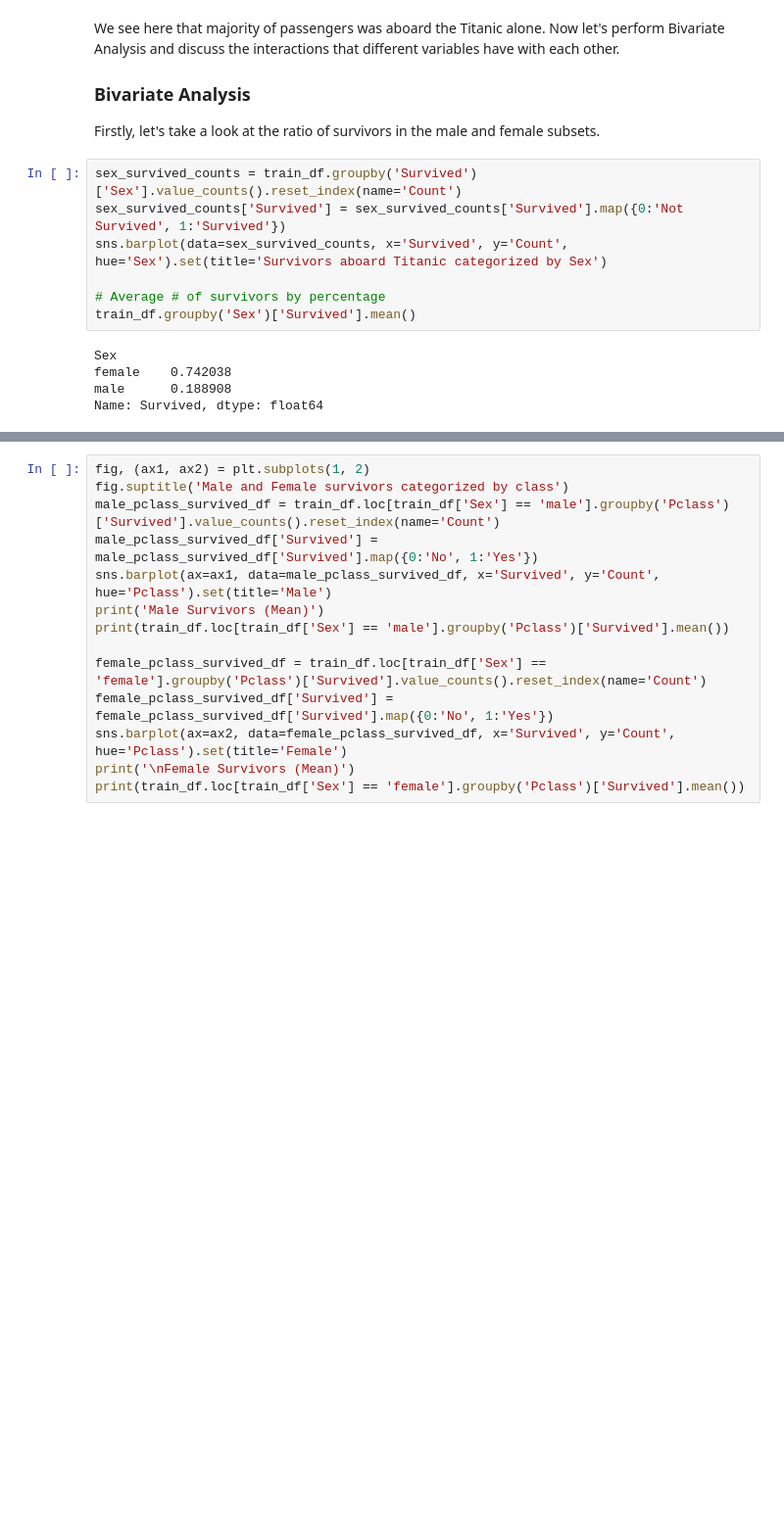
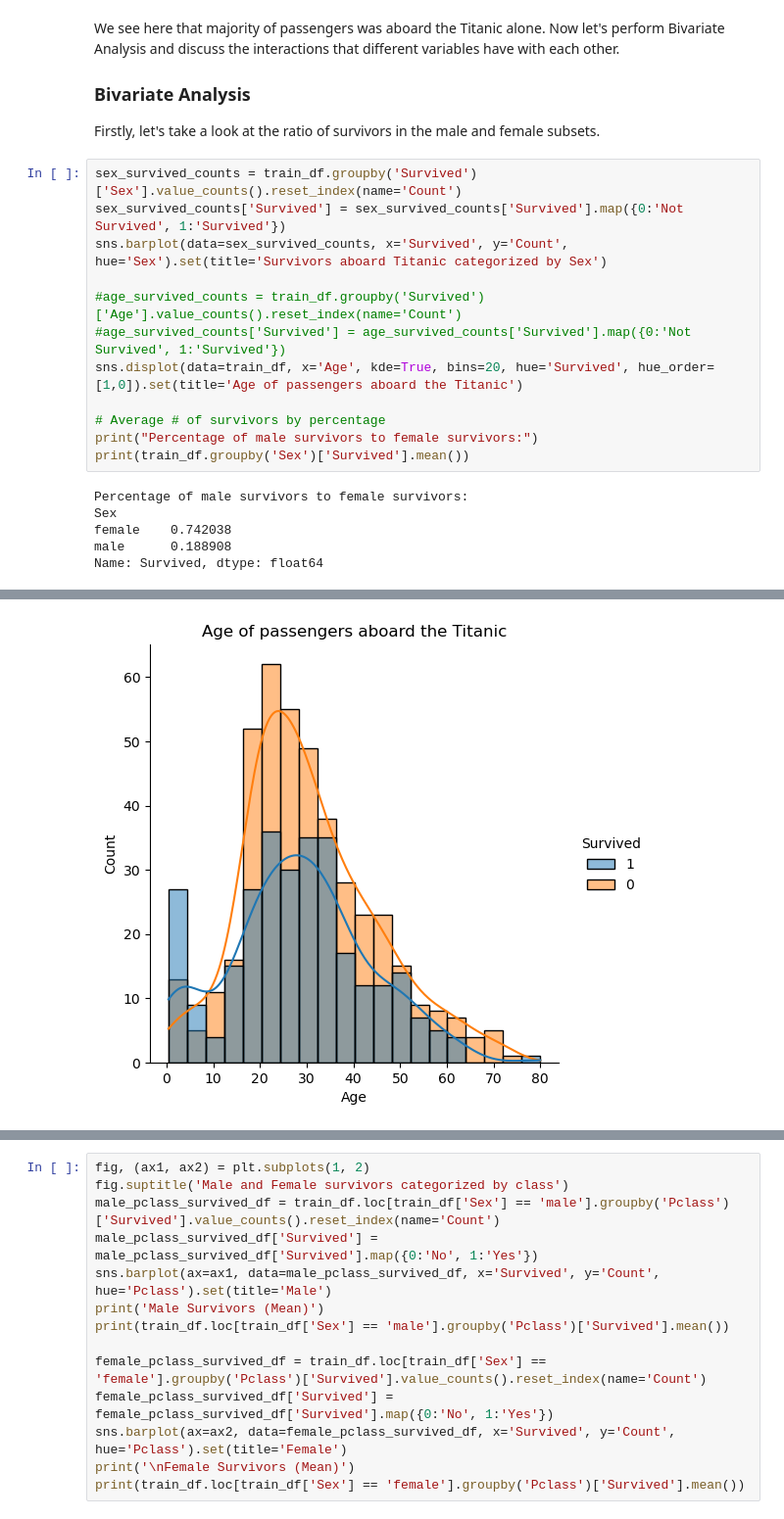
Before and after one commit to Bobblite/kaggle, a Jupyter notebook: titanic/titanic.ipynb, the cells around one changed output, grey strips where cells are left out. Shown: that part at 98% size. Saved outputs shown, nothing was run; the diff lists cells and outputs as text; blank space fills up the shorter version.

```diff
--- a/titanic/titanic.ipynb
+++ b/titanic/titanic.ipynb
@@ -174,14 +174,21 @@ Firstly, let's take a look at the ratio of survivors in the male and female subs
 # %%
 sex_survived_counts = train_df.groupby('Survived')['Sex'].value_counts().reset_index(name='Count')
 sex_survived_counts['Survived'] = sex_survived_counts['Survived'].map({0:'Not Survived', 1:'Survived'})
 sns.barplot(data=sex_survived_counts, x='Survived', y='Count', hue='Sex').set(title='Survivors aboard Titanic categorized by Sex')
 
+#age_survived_counts = train_df.groupby('Survived')['Age'].value_counts().reset_index(name='Count')
+#age_survived_counts['Survived'] = age_survived_counts['Survived'].map({0:'Not Survived', 1:'Survived'})
+sns.displot(data=train_df, x='Age', kde=True, bins=20, hue='Survived', hue_order=[1,0]).set(title='Age of passengers aboard the Titanic')
+
 # Average # of survivors by percentage
-train_df.groupby('Sex')['Survived'].mean()
+print("Percentage of male survivors to female survivors:")
+print(train_df.groupby('Sex')['Survived'].mean())
 # %% [output]
+Percentage of male survivors to female survivors:
 Sex
 female    0.742038
 male      0.188908
 Name: Survived, dtype: float64
 [figure]
+[figure, added]
 # %% [markdown]
```
Also changed, not shown: parts of 4 cells of this notebook.
